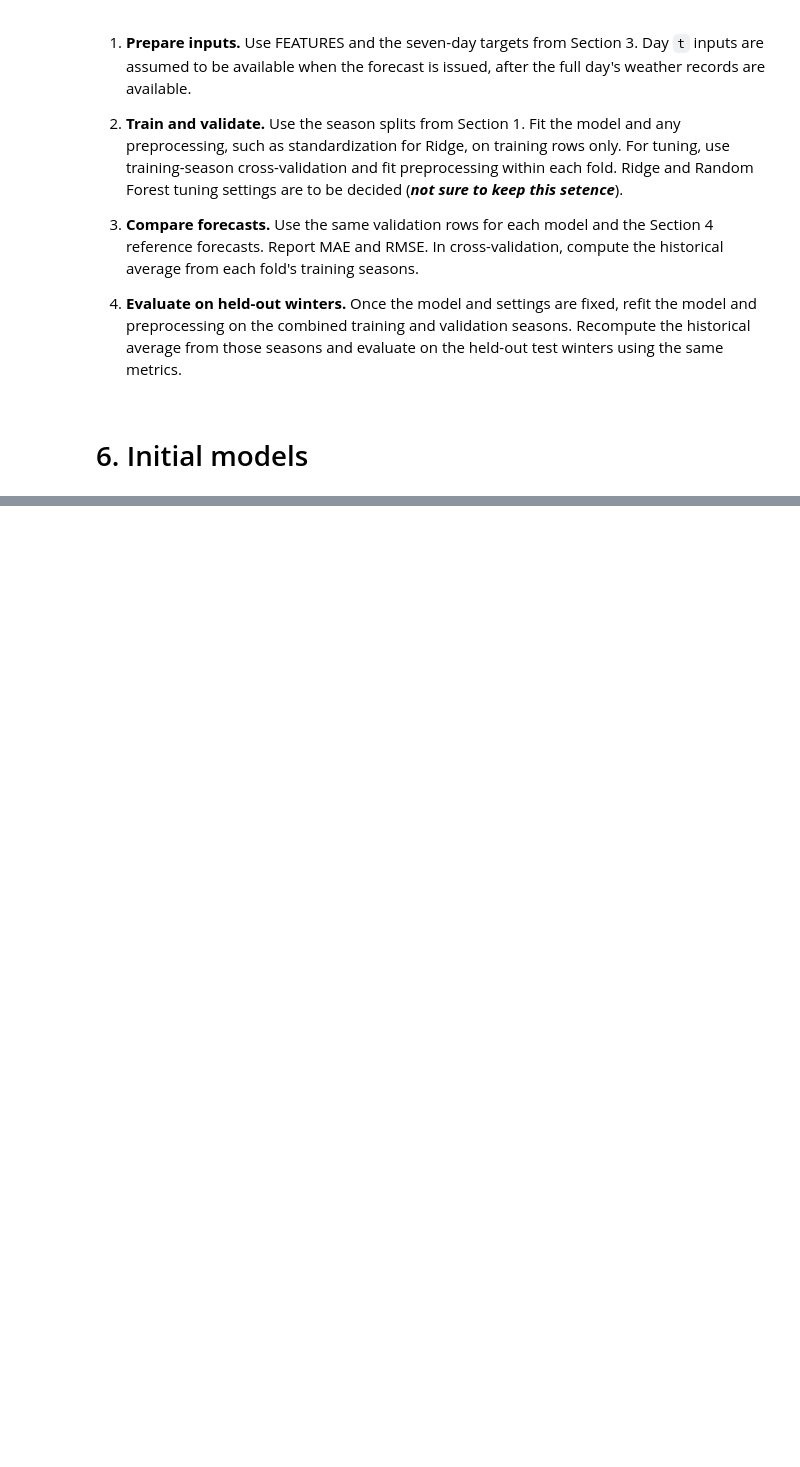
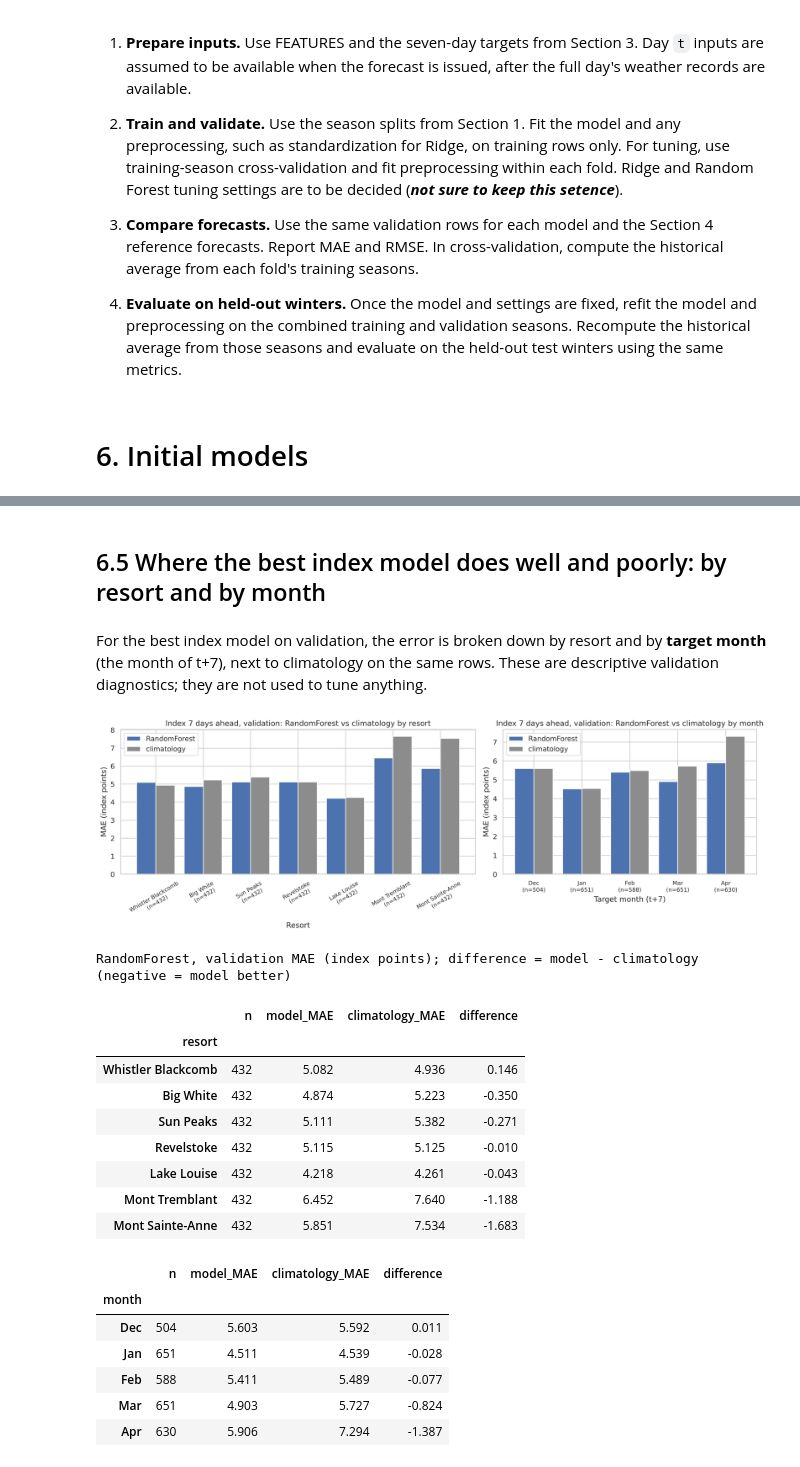
Before and after one commit to LiviaJonnatan/snowpredict, a Jupyter notebook: MS3.ipynb, the cells around one changed output, grey strips where cells are left out. Cells and saved outputs as stored; diff of their text form; code cells hidden in the pictures; blank space fills up the shorter version.

```diff
--- a/MS3.ipynb
+++ b/MS3.ipynb
@@ -745,0 +969,55 @@ def fit_and_evaluate(model, train, validation, target):
+# %% [markdown]
+## 6.5 Where the best index model does well and poorly: by resort and by month
+# %% [markdown]
+For the best index model on validation, the error is broken down by resort and by **target month** (the month of t+7), next to climatology on the same rows. These are descriptive validation diagnostics; they are not used to tune anything.
+# %%
+bm = BEST[Y_INDEX]
+err = VALPRED[Y_INDEX][["resort"]].assign(
+    month=pd.to_datetime(VALPRED[Y_INDEX]["y_date"]).dt.month,
+    model=(val_df[Y_INDEX] - VALPRED[Y_INDEX][bm]).abs().to_numpy(),
+    climatology=np.abs(val_df[Y_INDEX].to_numpy() - BASE[Y_INDEX]["climatology"]))
+MONTHS = {12: "Dec", 1: "Jan", 2: "Feb", 3: "Mar", 4: "Apr"}
+
+def breakdown(key, order):
+    g = err.groupby(key).agg(n=("model", "size"), model_MAE=("model", "mean"), climatology_MAE=("climatology", "mean")).reindex(order)
+    g["difference"] = g["model_MAE"] - g["climatology_MAE"]
+    return g
+
+by_resort = breakdown("resort", RESORTS)
+by_month = breakdown("month", list(MONTHS)).rename(index=MONTHS)
+
+fig, axes = plt.subplots(1, 2, figsize=(15, 5), gridspec_kw={"width_ratios": [7, 5]})
+for ax, tbl, xl in [(axes[0], by_resort, "Resort"), (axes[1], by_month, "Target month (t+7)")]:
+    x = np.arange(len(tbl))
+    ax.bar(x - 0.2, tbl["model_MAE"], 0.4, label=bm, color="C0")
+    ax.bar(x + 0.2, tbl["climatology_MAE"], 0.4, label="climatology", color="C7")
+    ax.set_xticks(x, [f"{i}\n(n={n:,})" for i, n in zip(tbl.index, tbl["n"])], rotation=0 if xl.startswith("Target") else 30, fontsize=9)
+    ax.set_xlabel(xl)
+    ax.set_ylabel("MAE (index points)")
+    ax.legend()
+axes[0].set_title(f"Index 7 days ahead, validation: {bm} vs climatology by resort")
+axes[1].set_title(f"Index 7 days ahead, validation: {bm} vs climatology by month")
+fig.tight_layout()
+plt.show()
+print(f"{bm}, validation MAE (index points); difference = model - climatology (negative = model better)")
+display(by_resort.round(3))
+display(by_month.round(3))
+# %% [output]
+[figure, added]
+RandomForest, validation MAE (index points); difference = model - climatology (negative = model better)
+|  | n | model_MAE | climatology_MAE | difference |
+| resort |  |  |  |  |
+| Whistler Blackcomb | 432 | 5.082 | 4.936 | 0.146 |
+| Big White | 432 | 4.874 | 5.223 | -0.350 |
+| Sun Peaks | 432 | 5.111 | 5.382 | -0.271 |
+| Revelstoke | 432 | 5.115 | 5.125 | -0.010 |
+| Lake Louise | 432 | 4.218 | 4.261 | -0.043 |
+| Mont Tremblant | 432 | 6.452 | 7.640 | -1.188 |
+| Mont Sainte-Anne | 432 | 5.851 | 7.534 | -1.683 |
+|  | n | model_MAE | climatology_MAE | difference |
+| month |  |  |  |  |
+| Dec | 504 | 5.603 | 5.592 | 0.011 |
+| Jan | 651 | 4.511 | 4.539 | -0.028 |
+| Feb | 588 | 5.411 | 5.489 | -0.077 |
+| Mar | 651 | 4.903 | 5.727 | -0.824 |
+| Apr | 630 | 5.906 | 7.294 | -1.387 |
```
Also changed, not shown: parts of 55 cells of this notebook.
